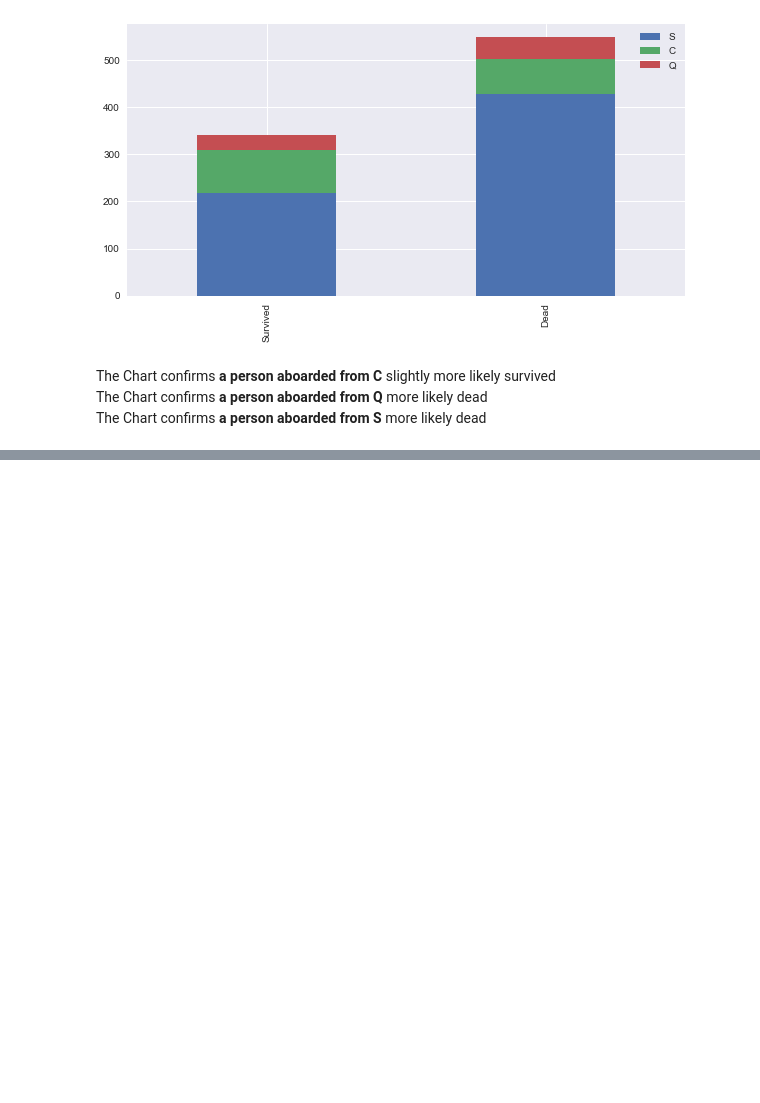
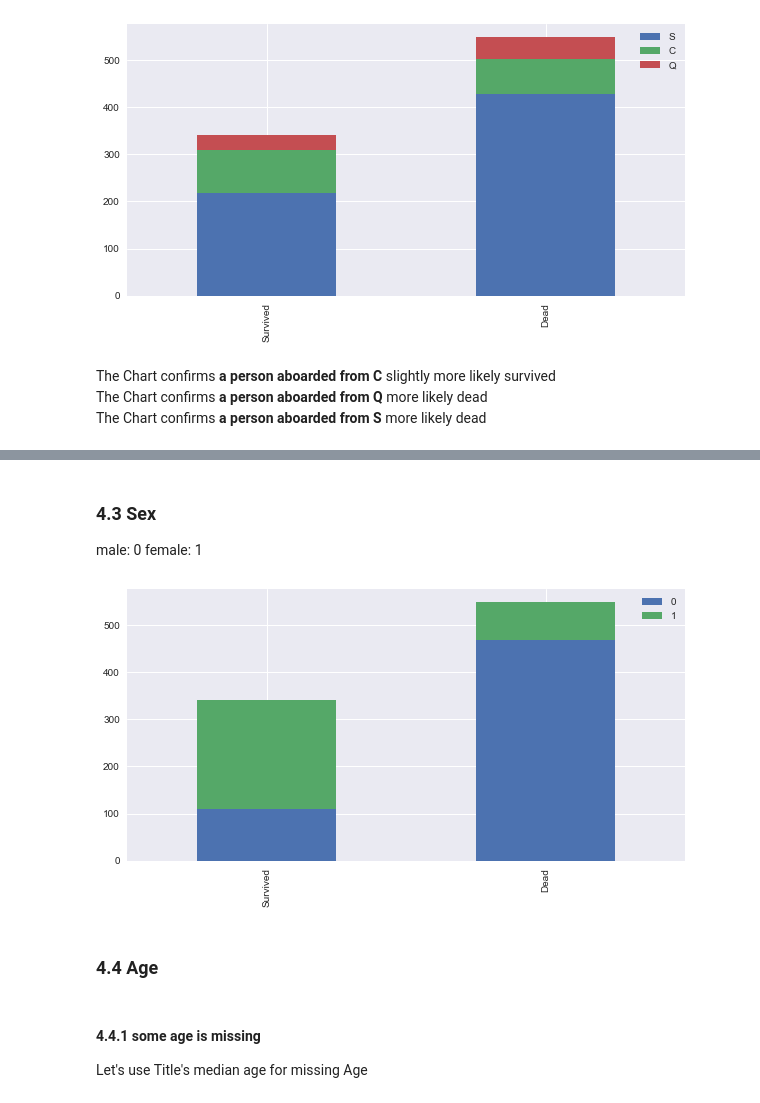
Before and after one commit to minsuk-heo/kaggle-titanic, a Jupyter notebook: titanic-solution.ipynb, the cells around one changed output, grey strips where cells are left out. Cells and saved outputs as stored; diff of their text form; code cells hidden in the pictures; blank space fills up the shorter version.

```diff
--- a/titanic-solution.ipynb
+++ b/titanic-solution.ipynb
@@ -226,0 +350,5 @@ train_test_data = [train, test] # combining train and test dataset
+# %% [markdown]
+### 4.3 Sex
+
+male: 0
+female: 1
@@ -226,0 +359,9 @@ train_test_data = [train, test] # combining train and test dataset
+# %%
+bar_chart('Sex')
+# %% [output]
+[figure, added]
+# %% [markdown]
+### 4.4 Age
+# %% [markdown]
+#### 4.4.1 some age is missing
+Let's use Title's median age for missing Age
```
Also changed, not shown: parts of 100 cells of this notebook.
